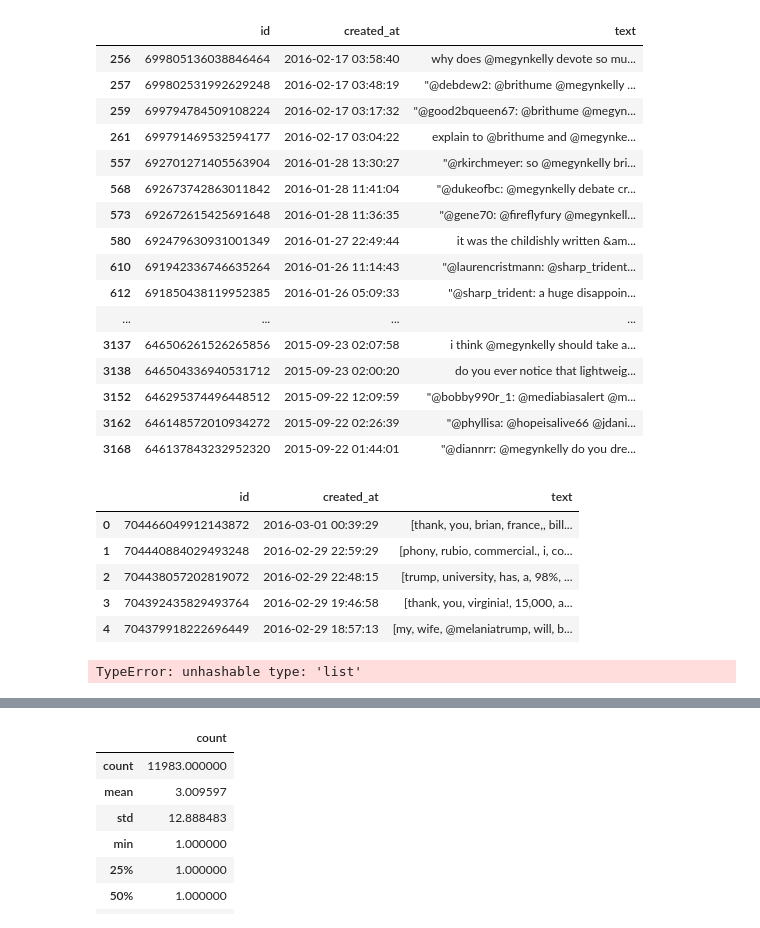
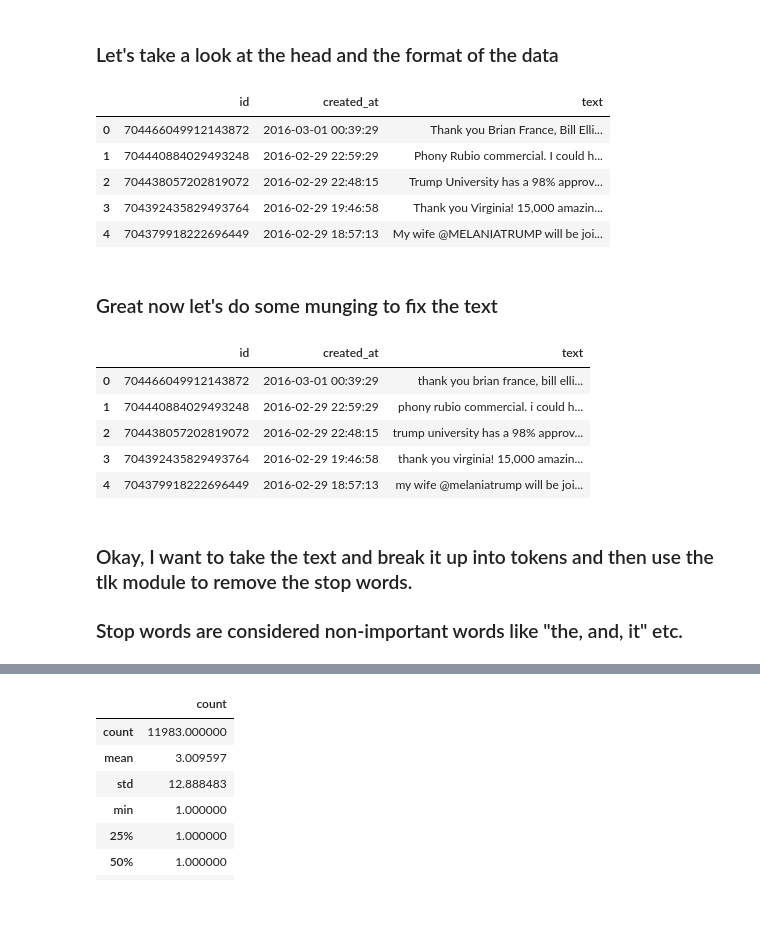
Before and after one commit to 0xSmick/trump_analysis, a Jupyter notebook: trump_analysis.ipynb, the cells around one changed output, grey strips where cells are left out. Saved outputs shown, nothing was run; the diff lists cells and outputs as text; code cells hidden in the pictures.

```diff
--- a/trump_analysis.ipynb
+++ b/trump_analysis.ipynb
@@ -10,25 +10,27 @@ import matplotlib
 import matplotlib.pyplot as plt
 
 pd.set_option('display.max_colwidth', -1)
+# %% [markdown]
+###  Let's take a look at the head and the format of the data
+# %%
+df = pd.read_csv('donald_tweets.csv', parse_dates=[1])
+df.head()
+# %% [output]
+|  | id | created_at | text |
+| 0 | 704466049912143872 | 2016-03-01 00:39:29 | Thank you Brian France, Bill Elli... |
+| 1 | 704440884029493248 | 2016-02-29 22:59:29 | Phony Rubio commercial. I could h... |
+| 2 | 704438057202819072 | 2016-02-29 22:48:15 | Trump University has a 98% approv... |
+| 3 | 704392435829493764 | 2016-02-29 19:46:58 | Thank you Virginia! 15,000 amazin... |
+| 4 | 704379918222696449 | 2016-02-29 18:57:13 | My wife @MELANIATRUMP will be joi... |
+# %% [markdown]
+### Great now let's do some munging to fix the text
 # %%
-df = pd.read_csv('donald_tweets.csv', parse_dates=[1])
 df['text'] = df['text'].map(lambda x: x.lower())
-df[df['text'].str.contains("@megynkelly")]
+df.head()
 # %% [output]
 |  | id | created_at | text |
-| 256 | 699805136038846464 | 2016-02-17 03:58:40 | why does @megynkelly devote so mu... |
-| 257 | 699802531992629248 | 2016-02-17 03:48:19 | "@debdew2: @brithume @megynkelly ... |
-| 259 | 699794784509108224 | 2016-02-17 03:17:32 | "@good2bqueen67: @brithume @megyn... |
-| 261 | 699791469532594177 | 2016-02-17 03:04:22 | explain to @brithume and @megynke... |
-| 557 | 692701271405563904 | 2016-01-28 13:30:27 | "@rkirchmeyer: so @megynkelly bri... |
-| 568 | 692673742863011842 | 2016-01-28 11:41:04 | "@dukeofbc: @megynkelly debate cr... |
-| 573 | 692672615425691648 | 2016-01-28 11:36:35 | "@gene70: @fireflyfury @megynkell... |
-| 580 | 692479630931001349 | 2016-01-27 22:49:44 | it was the childishly written &am... |
-| 610 | 691942336746635264 | 2016-01-26 11:14:43 | "@laurencristmann: @sharp_trident... |
-| 612 | 691850438119952385 | 2016-01-26 05:09:33 | "@sharp_trident: a huge disappoin... |
-| ... | ... | ... | ... |
-| 3137 | 646506261526265856 | 2015-09-23 02:07:58 | i think @megynkelly should take a... |
-| 3138 | 646504336940531712 | 2015-09-23 02:00:20 | do you ever notice that lightweig... |
-| 3152 | 646295374496448512 | 2015-09-22 12:09:59 | "@bobby990r_1: @mediabiasalert @m... |
-| 3162 | 646148572010934272 | 2015-09-22 02:26:39 | "@phyllisa: @hopeisalive66 @jdani... |
-| 3168 | 646137843232952320 | 2015-09-22 01:44:01 | "@diannrr: @megynkelly do you dre... |
+| 0 | 704466049912143872 | 2016-03-01 00:39:29 | thank you brian france, bill elli... |
+| 1 | 704440884029493248 | 2016-02-29 22:59:29 | phony rubio commercial. i could h... |
+| 2 | 704438057202819072 | 2016-02-29 22:48:15 | trump university has a 98% approv... |
+| 3 | 704392435829493764 | 2016-02-29 19:46:58 | thank you virginia! 15,000 amazin... |
+| 4 | 704379918222696449 | 2016-02-29 18:57:13 | my wife @melaniatrump will be joi... |
@@ -41,15 +37,4 @@ stop = set(stopwords.words('english'))
-# %%
-df['text'] = df['text'].map(lambda x: x.split())
-df.head()
-# %% [output]
-|  | id | created_at | text |
-| 0 | 704466049912143872 | 2016-03-01 00:39:29 | [thank, you, brian, france,, bill... |
-| 1 | 704440884029493248 | 2016-02-29 22:59:29 | [phony, rubio, commercial., i, co... |
-| 2 | 704438057202819072 | 2016-02-29 22:48:15 | [trump, university, has, a, 98%, ... |
-| 3 | 704392435829493764 | 2016-02-29 19:46:58 | [thank, you, virginia!, 15,000, a... |
-| 4 | 704379918222696449 | 2016-02-29 18:57:13 | [my, wife, @melaniatrump, will, b... |
-# %%
-df['text'] = df['text'].map(lambda x: [x for x in x if x not in stop])
-df[df['text'].isin(['great'])]
-# %% [output]
-TypeError: unhashable type: 'list'
+# %% [markdown]
+### Okay, I want to take the text and break it up into tokens and then use the tlk module to remove the stop words.
+
+### Stop words are considered non-important words like "the, and, it" etc.
```
Also changed, not shown: parts of 34 cells of this notebook, 1 other file.
